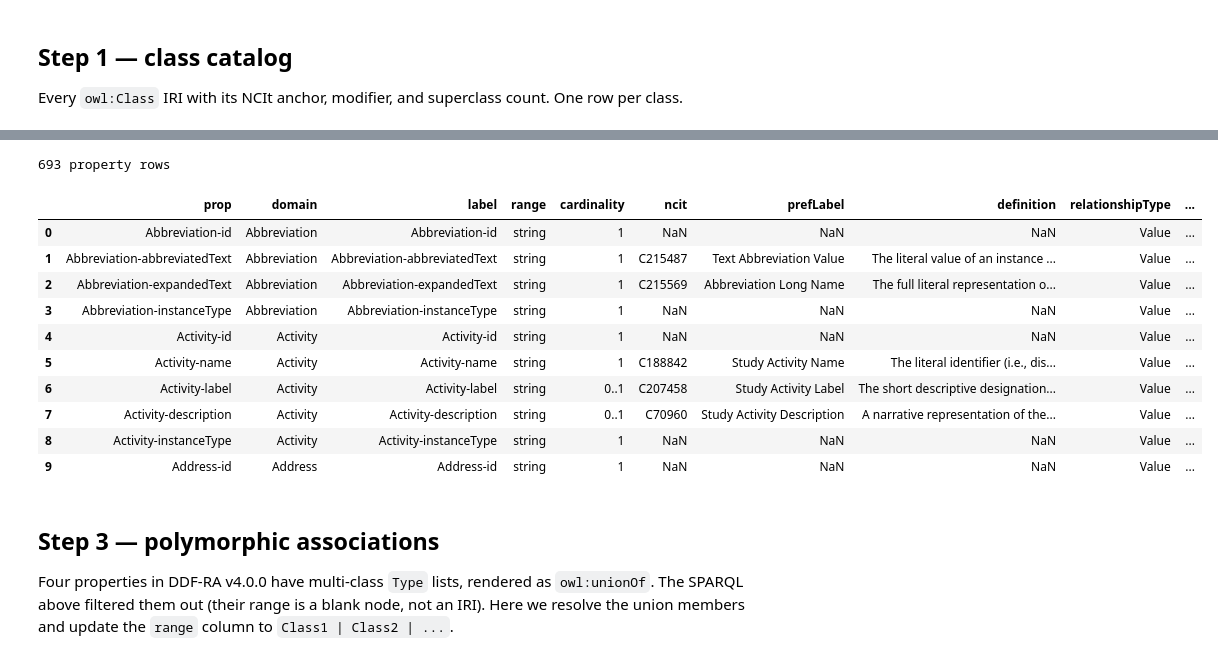
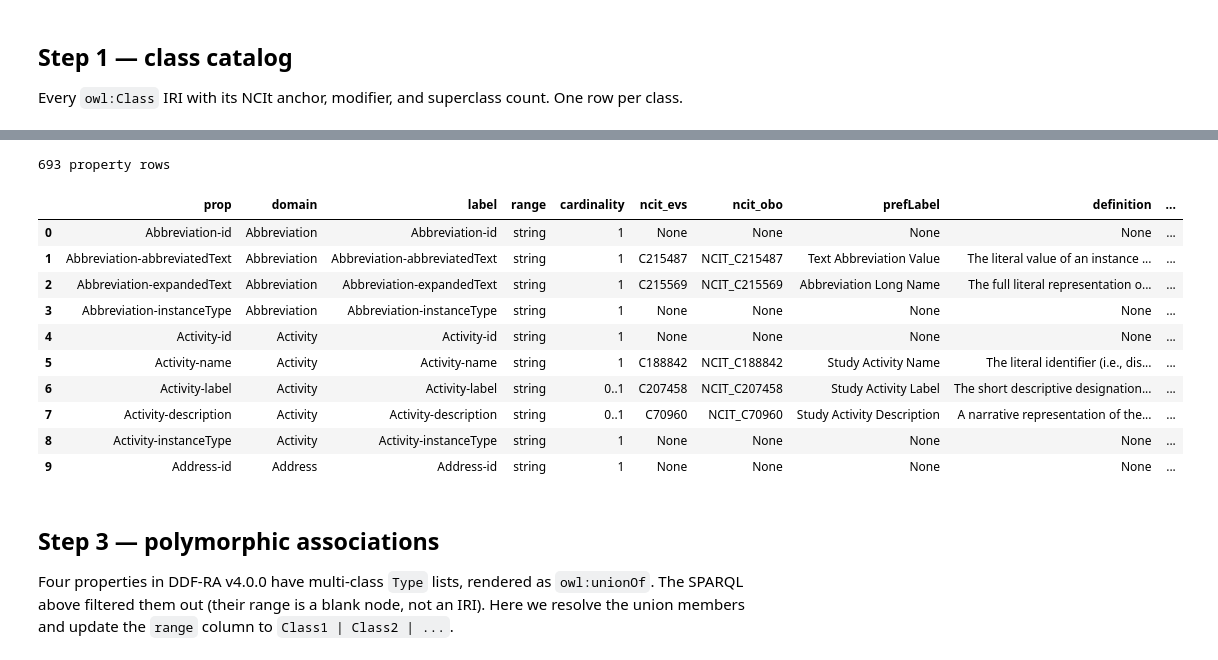
Before and after one commit to kerfors/usdm-rdf, a Jupyter notebook: examples/01_model_navigation.ipynb, the cells around one changed output, grey strips where cells are left out. Drawn from its saved outputs; the diff is of its cells as text; code cells hidden in the pictures.

```diff
--- a/examples/01_model_navigation.ipynb
+++ b/examples/01_model_navigation.ipynb
@@ -53,17 +55,24 @@ PREFIX rdfs: <http://www.w3.org/2000/01/rdf-schema#>
 PREFIX skos: <http://www.w3.org/2004/02/skos/core#>
 PREFIX usdm: <https://w3id.org/cdisc/usdm/v4/>
 
-SELECT ?cls ?label ?ncit ?prefLabel ?definition ?modifier (COUNT(?super) AS ?n_super)
+SELECT ?cls ?label ?ncit_evs ?ncit_obo ?prefLabel ?definition ?modifier (COUNT(?super) AS ?n_super)
 WHERE {
   ?cls a owl:Class ; rdfs:label ?label .
   FILTER(isIRI(?cls))
-  OPTIONAL { ?cls skos:exactMatch ?ncit }
+  OPTIONAL {
+    ?cls skos:exactMatch ?ncit_evs .
+    FILTER(STRSTARTS(STR(?ncit_evs), "http://ncicb.nci.nih.gov/xml/owl/EVS/Thesaurus.owl#"))
+  }
+  OPTIONAL {
+    ?cls skos:exactMatch ?ncit_obo .
+    FILTER(STRSTARTS(STR(?ncit_obo), "http://purl.obolibrary.org/obo/NCIT_"))
+  }
   OPTIONAL { ?cls skos:prefLabel ?prefLabel }
   OPTIONAL { ?cls skos:definition ?definition }
   OPTIONAL { ?cls usdm:modifier ?modifier }
   OPTIONAL { ?cls rdfs:subClassOf ?super . FILTER(isIRI(?super)) }
 }
-GROUP BY ?cls ?label ?ncit ?prefLabel ?definition ?modifier
+GROUP BY ?cls ?label ?ncit_evs ?ncit_obo ?prefLabel ?definition ?modifier
 ORDER BY ?label
 """
 
@@ -72,7 +81,8 @@ for r in g.query(CLASS_SPARQL):
     rows.append({
         "class":      short(r["cls"]),
         "label":      str(r["label"]),
-        "ncit":       short(r["ncit"]),
+        "ncit_evs":   short(r["ncit_evs"]),
+        "ncit_obo":   short(r["ncit_obo"]),
         "prefLabel":  str(r["prefLabel"]) if r["prefLabel"] else None,
         "definition": str(r["definition"]) if r["definition"] else None,
         "modifier":   str(r["modifier"]) if r["modifier"] else None,
@@ -109,20 +119,34 @@ PREFIX rdfs: <http://www.w3.org/2000/01/rdf-schema#>
 PREFIX skos: <http://www.w3.org/2004/02/skos/core#>
 PREFIX usdm: <https://w3id.org/cdisc/usdm/v4/>
 
-SELECT ?prop ?domain ?label ?range ?ncit ?prefLabel ?definition
+SELECT ?prop ?domain ?label ?range ?ncit_evs ?ncit_obo ?prefLabel ?definition
        ?relationshipType ?modelName ?modelRepresentation
-       ?boundCodelist ?boundCodelistNote
+       ?boundCodelist_evs ?boundCodelist_obo ?boundCodelistNote
 WHERE {
   { ?prop a owl:DatatypeProperty } UNION { ?prop a owl:ObjectProperty }
   ?prop rdfs:domain ?domain ; rdfs:label ?label .
   OPTIONAL { ?prop rdfs:range ?range . FILTER(isIRI(?range)) }
-  OPTIONAL { ?prop skos:exactMatch ?ncit }
+  OPTIONAL {
+    ?prop skos:exactMatch ?ncit_evs .
+    FILTER(STRSTARTS(STR(?ncit_evs), "http://ncicb.nci.nih.gov/xml/owl/EVS/Thesaurus.owl#"))
+  }
+  OPTIONAL {
+    ?prop skos:exactMatch ?ncit_obo .
+    FILTER(STRSTARTS(STR(?ncit_obo), "http://purl.obolibrary.org/obo/NCIT_"))
+  }
   OPTIONAL { ?prop skos:prefLabel ?prefLabel }
   OPTIONAL { ?prop skos:definition ?definition }
   OPTIONAL { ?prop usdm:relationshipType ?relationshipType }
   OPTIONAL { ?prop usdm:modelName ?modelName }
   OPTIONAL { ?prop usdm:modelRepresentation ?modelRepresentation }
-  OPTIONAL { ?prop usdm:boundCodelist ?boundCodelist }
+  OPTIONAL {
+    ?prop usdm:boundCodelist ?boundCodelist_evs .
+    FILTER(STRSTARTS(STR(?boundCodelist_evs), "http://ncicb.nci.nih.gov/xml/owl/EVS/Thesaurus.owl#"))
+  }
+  OPTIONAL {
+    ?prop usdm:boundCodelist ?boundCodelist_obo .
+    FILTER(STRSTARTS(STR(?boundCodelist_obo), "http://purl.obolibrary.org/obo/NCIT_"))
+  }
   OPTIONAL { ?prop usdm:boundCodelistNote ?boundCodelistNote }
 }
 """
@@ -146,46 +170,48 @@ def cardinality_string(card, min_card, max_card):
         return str(card)
     lo = str(min_card) if min_card is not None else "0"
     hi = str(max_card) if max_card is not None else "*"
     return f"{lo}..{hi}"
 
 card_lookup = {}
 for r in g.query(CARD_SPARQL):
     card_lookup[str(r["prop"])] = cardinality_string(r["card"], r["minCard"], r["maxCard"])
 
 rows = []
 for r in g.query(ATTR_SPARQL):
     rows.append({
         "prop":                short(r["prop"]),
         "domain":              short(r["domain"]),
         "label":               str(r["label"]),
         "range":               short(r["range"]),
         "cardinality":         card_lookup.get(str(r["prop"]), "0..*"),
-        "ncit":                short(r["ncit"]),
+        "ncit_evs":            short(r["ncit_evs"]),
+        "ncit_obo":            short(r["ncit_obo"]),
         "prefLabel":           str(r["prefLabel"]) if r["prefLabel"] else None,
         "definition":          str(r["definition"]) if r["definition"] else None,
         "relationshipType":    str(r["relationshipType"]) if r["relationshipType"] else None,
         "modelName":           str(r["modelName"]) if r["modelName"] else None,
         "modelRepresentation": str(r["modelRepresentation"]) if r["modelRepresentation"] else None,
-        "boundCodelist":       short(r["boundCodelist"]),
+        "boundCodelist_evs":   short(r["boundCodelist_evs"]),
+        "boundCodelist_obo":   short(r["boundCodelist_obo"]),
         "boundCodelistNote":   str(r["boundCodelistNote"]) if r["boundCodelistNote"] else None,
     })
 
 attrs_df = pd.DataFrame(rows)
 print(f"{len(attrs_df)} property rows")
 attrs_df.head(10)
 # %% [output]
 693 property rows
-|  | prop | domain | label | range | cardinality | ncit | prefLabel | definition | relationshipType | ... |
-| 0 | Abbreviation-id | Abbreviation | Abbreviation-id | string | 1 | NaN | NaN | NaN | Value | ... |
-| 1 | Abbreviation-abbreviatedText | Abbreviation | Abbreviation-abbreviatedText | string | 1 | C215487 | Text Abbreviation Value | The literal value of an instance ... | Value | ... |
-| 2 | Abbreviation-expandedText | Abbreviation | Abbreviation-expandedText | string | 1 | C215569 | Abbreviation Long Name | The full literal representation o... | Value | ... |
-| 3 | Abbreviation-instanceType | Abbreviation | Abbreviation-instanceType | string | 1 | NaN | NaN | NaN | Value | ... |
-| 4 | Activity-id | Activity | Activity-id | string | 1 | NaN | NaN | NaN | Value | ... |
-| 5 | Activity-name | Activity | Activity-name | string | 1 | C188842 | Study Activity Name | The literal identifier (i.e., dis... | Value | ... |
-| 6 | Activity-label | Activity | Activity-label | string | 0..1 | C207458 | Study Activity Label | The short descriptive designation... | Value | ... |
-| 7 | Activity-description | Activity | Activity-description | string | 0..1 | C70960 | Study Activity Description | A narrative representation of the... | Value | ... |
-| 8 | Activity-instanceType | Activity | Activity-instanceType | string | 1 | NaN | NaN | NaN | Value | ... |
-| 9 | Address-id | Address | Address-id | string | 1 | NaN | NaN | NaN | Value | ... |
+|  | prop | domain | label | range | cardinality | ncit_evs | ncit_obo | prefLabel | definition | ... |
+| 0 | Abbreviation-id | Abbreviation | Abbreviation-id | string | 1 | None | None | None | None | ... |
+| 1 | Abbreviation-abbreviatedText | Abbreviation | Abbreviation-abbreviatedText | string | 1 | C215487 | NCIT_C215487 | Text Abbreviation Value | The literal value of an instance ... | ... |
+| 2 | Abbreviation-expandedText | Abbreviation | Abbreviation-expandedText | string | 1 | C215569 | NCIT_C215569 | Abbreviation Long Name | The full literal representation o... | ... |
+| 3 | Abbreviation-instanceType | Abbreviation | Abbreviation-instanceType | string | 1 | None | None | None | None | ... |
+| 4 | Activity-id | Activity | Activity-id | string | 1 | None | None | None | None | ... |
+| 5 | Activity-name | Activity | Activity-name | string | 1 | C188842 | NCIT_C188842 | Study Activity Name | The literal identifier (i.e., dis... | ... |
+| 6 | Activity-label | Activity | Activity-label | string | 0..1 | C207458 | NCIT_C207458 | Study Activity Label | The short descriptive designation... | ... |
+| 7 | Activity-description | Activity | Activity-description | string | 0..1 | C70960 | NCIT_C70960 | Study Activity Description | A narrative representation of the... | ... |
+| 8 | Activity-instanceType | Activity | Activity-instanceType | string | 1 | None | None | None | None | ... |
+| 9 | Address-id | Address | Address-id | string | 1 | None | None | None | None | ... |
 # %% [markdown]
 ## Step 3 — polymorphic associations
 
```
Also changed, not shown: parts of 9 cells of this notebook, 7 other files.
